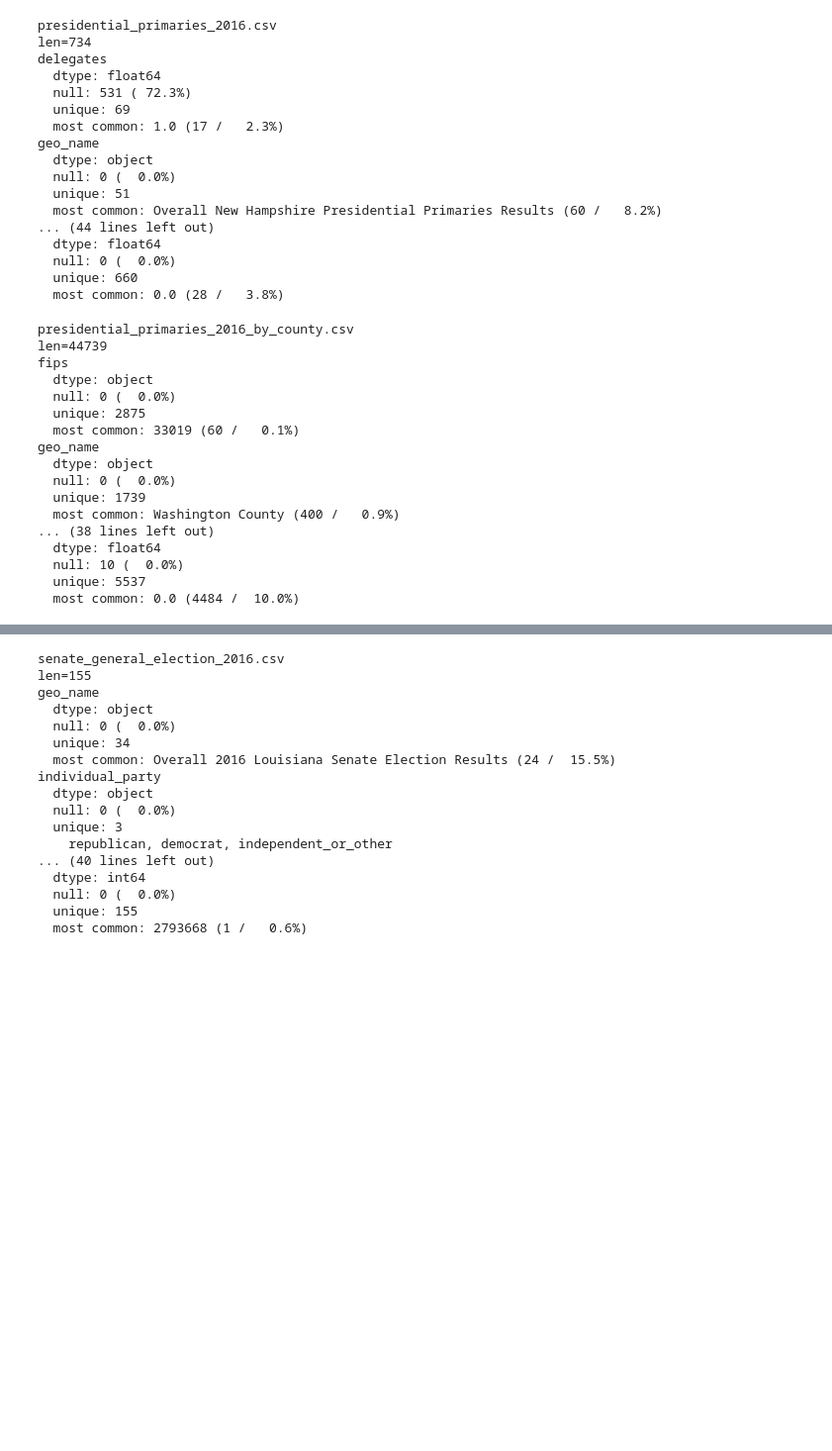
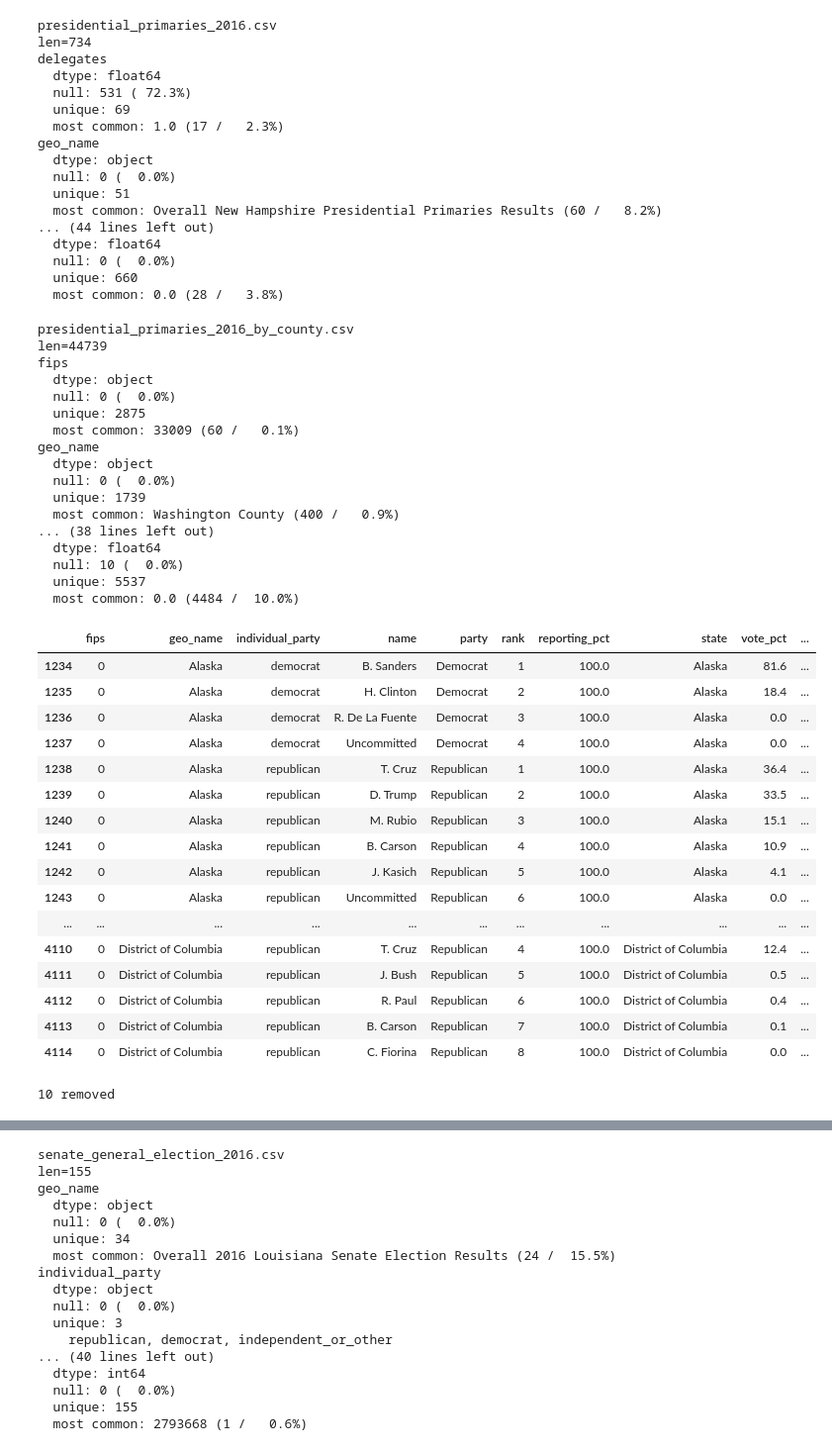
Before and after one commit to Prooffreader/election_2016_data, a Jupyter notebook: scripts/scrape_politico.ipynb, the cells around one changed output, grey strips where cells are left out. Shown at 99% size. Drawn from its saved outputs; the diff is of its cells as text; code cells hidden in the pictures; blank space fills up the shorter version.

```diff
--- a/scripts/scrape_politico.ipynb
+++ b/scripts/scrape_politico.ipynb
@@ -474,6 +452,0 @@ array(['Overall 2016 Alabama Ballot Measures Election Results',
-# %%
-# fix spelling of O'Brien county
-dfs['Presidential Primaries']['geo_name'] = dfs['Presidential Primaries'].\
-    geo_name.apply(lambda x: "O'Brien County" if x == 'O&apos;Brien County' else x)
-dfs['Senate Primaries']['geo_name'] = dfs['Senate Primaries'].\
-    geo_name.apply(lambda x: "O'Brien County" if x == 'O&apos;Brien County' else x)
@@ -479,0 +457,8 @@ dfs['Senate Primaries']['geo_name'] = dfs['Senate Primaries'].\
+# %%
+# find some mishandled html encoding
+for section in section_names:
+    if 'name' in dfs[section].columns:
+        print(section, sum(dfs[section]['name'].str.contains('<span class="name-combo">')))
+for section in section_names:
+    if 'name' in dfs[section].columns:
+        print(section, sum(dfs[section]['name'].str.contains('\(i\)')))
@@ -479,0 +482,25 @@ dfs['Senate Primaries']['geo_name'] = dfs['Senate Primaries'].\
+# %%
+# fix them
+
+def remove_tags(cell):
+    return cell.replace('<span class="name-combo">', '').replace('</span>', '')
+
+def mark_incumbent(row):
+    if row['name'].find(' (i)') != -1:
+        return True
+    else:
+        return row.is_incumbent
+
+def remove_i(cell):
+    return cell.replace('(i)', '').strip()
+
+for section in ['House Primaries', 'Senate Primaries']:
+    dfs[section]['name'] = dfs[section]['name'].apply(remove_tags)
+    dfs[section]['is_incumbent'] = dfs[section].apply(mark_incumbent, axis=1)
+    dfs[section]['name'] = dfs[section]['name'].apply(remove_i)
+# %%
+# fix spelling of O'Brien county
+for name in section_names:
+    if 'geo_name' in dfs[name].columns:
+        dfs[name]['geo_name'] = dfs[name].geo_name.apply(lambda x: x.replace('&apos;', "'") if type(x) == str else x)
+        print(name)
@@ -1359,7 +1427,7 @@ geo_name
   most common: 0.0 (28 /   3.8%)
 # %%
 n += 1
-
+assert dfs2names[n] == 'presidential_primaries_2016_by_county.csv'
 print (dfs2names[n])
 df = dfs2[dfs2names[n]]
 length = len(df)
@@ -1383,7 +1451,7 @@ fips
   dtype: object
   null: 0 (  0.0%)
   unique: 2875
-  most common: 33019 (60 /   0.1%)
+  most common: 33009 (60 /   0.1%)
 geo_name
   dtype: object
   null: 0 (  0.0%)
@@ -1394,3 +1462,33 @@ geo_name
   null: 10 (  0.0%)
   unique: 5537
   most common: 0.0 (4484 /  10.0%)
+# %%
+df[df.state.isin(['Alaska', 'District of Columbia'])]
+# %% [output]
+|  | fips | geo_name | individual_party | name | party | rank | reporting_pct | state | vote_pct | ... |
+| 1234 | 0 | Alaska | democrat | B. Sanders | Democrat | 1 | 100.0 | Alaska | 81.6 | ... |
+| 1235 | 0 | Alaska | democrat | H. Clinton | Democrat | 2 | 100.0 | Alaska | 18.4 | ... |
+| 1236 | 0 | Alaska | democrat | R. De La Fuente | Democrat | 3 | 100.0 | Alaska | 0.0 | ... |
+| 1237 | 0 | Alaska | democrat | Uncommitted | Democrat | 4 | 100.0 | Alaska | 0.0 | ... |
+| 1238 | 0 | Alaska | republican | T. Cruz | Republican | 1 | 100.0 | Alaska | 36.4 | ... |
+| 1239 | 0 | Alaska | republican | D. Trump | Republican | 2 | 100.0 | Alaska | 33.5 | ... |
+| 1240 | 0 | Alaska | republican | M. Rubio | Republican | 3 | 100.0 | Alaska | 15.1 | ... |
+| 1241 | 0 | Alaska | republican | B. Carson | Republican | 4 | 100.0 | Alaska | 10.9 | ... |
+| 1242 | 0 | Alaska | republican | J. Kasich | Republican | 5 | 100.0 | Alaska | 4.1 | ... |
+| 1243 | 0 | Alaska | republican | Uncommitted | Republican | 6 | 100.0 | Alaska | 0.0 | ... |
+| ... | ... | ... | ... | ... | ... | ... | ... | ... | ... | ... |
+| 4110 | 0 | District of Columbia | republican | T. Cruz | Republican | 4 | 100.0 | District of Columbia | 12.4 | ... |
+| 4111 | 0 | District of Columbia | republican | J. Bush | Republican | 5 | 100.0 | District of Columbia | 0.5 | ... |
+| 4112 | 0 | District of Columbia | republican | R. Paul | Republican | 6 | 100.0 | District of Columbia | 0.4 | ... |
+| 4113 | 0 | District of Columbia | republican | B. Carson | Republican | 7 | 100.0 | District of Columbia | 0.1 | ... |
+| 4114 | 0 | District of Columbia | republican | C. Fiorina | Republican | 8 | 100.0 | District of Columbia | 0.0 | ... |
+# %%
+# Drop Alaska, since by Politico's error it is not reported by county
+# But keep District of Columbia, because it is its own county-equivalent, and correct its fips to 11001
+df.loc[df.geo_name == 'District of Columbia', 'fips'] = '11001'
+length = len(df)
+df = df[(df.fips != '0')]
+print('{} removed'.format(length - len(df)))
+df.to_csv('../data/'+dfs2names[n], index=False)
+# %% [output]
+10 removed
```
Also changed, not shown: parts of 30 cells of this notebook, 10 other files.
